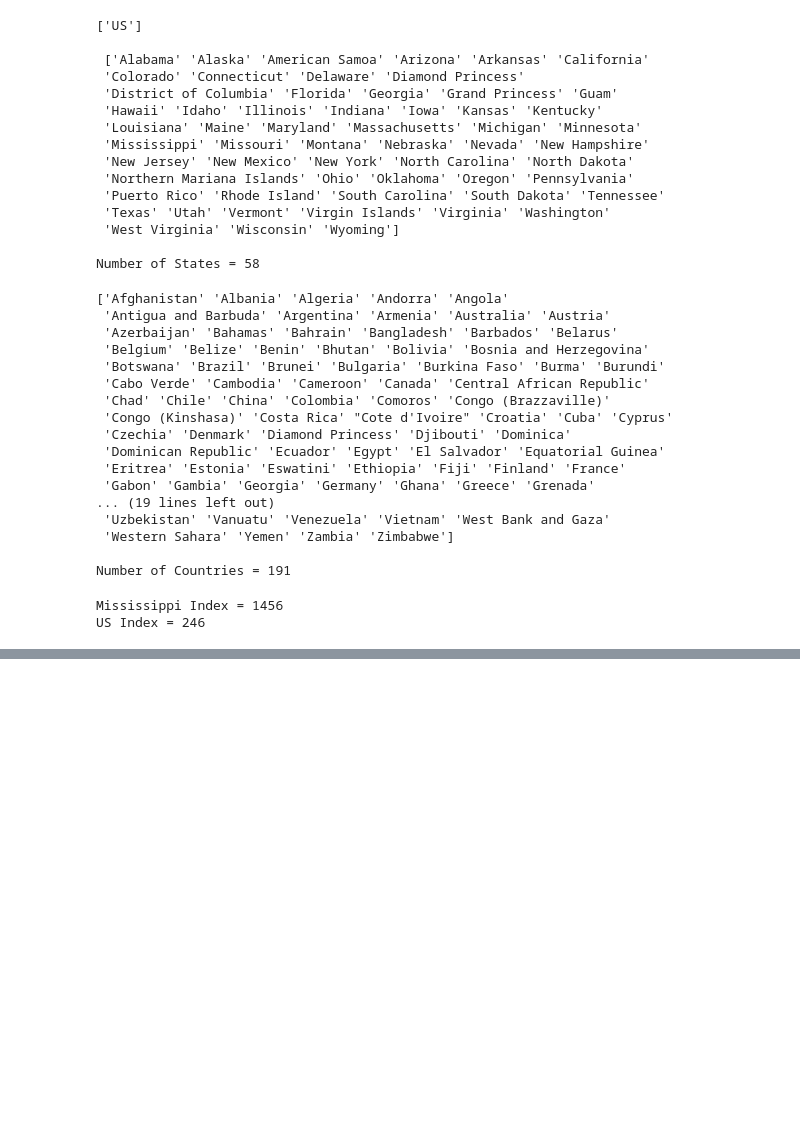
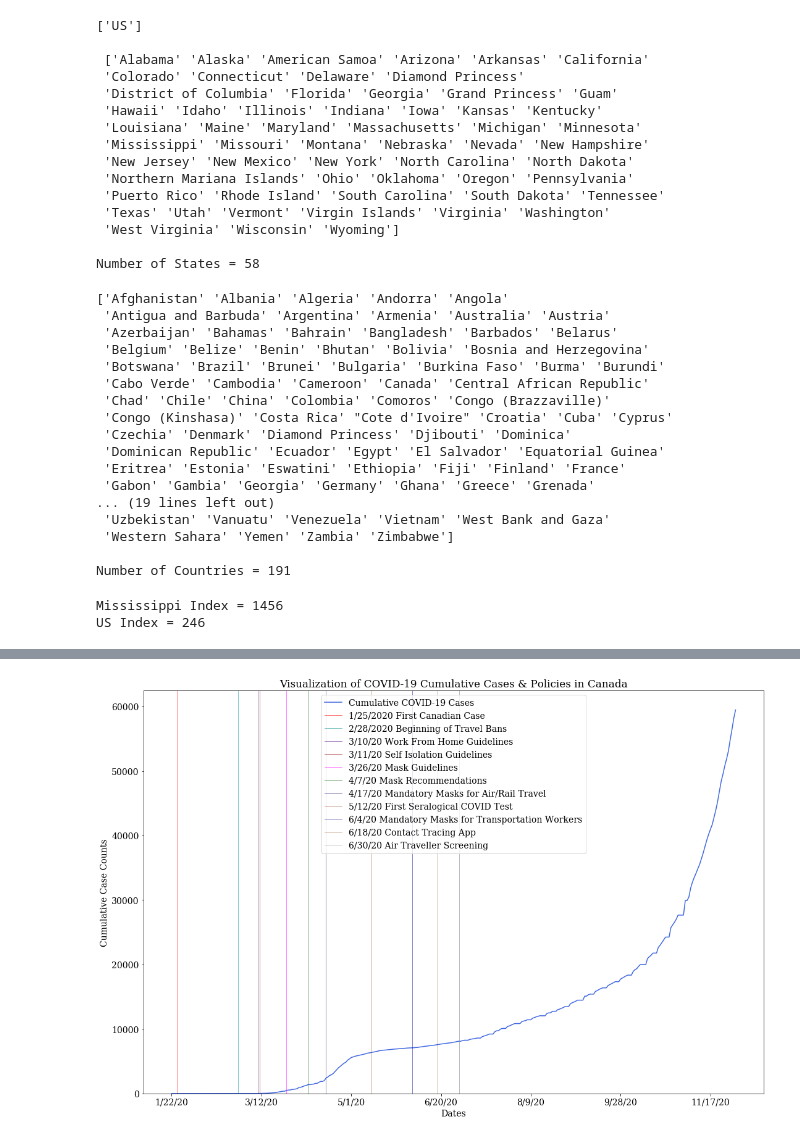
Before and after one commit to atkinssamuel/COVID-19-projection, a Jupyter notebook: project/atkins_1002951754_finalproject.ipynb, the cells around one changed output, grey strips where cells are left out. Drawn from its saved outputs; the diff is of its cells as text; code cells hidden in the pictures; blank space fills up the shorter version.

```diff
--- a/project/atkins_1002951754_finalproject.ipynb
+++ b/project/atkins_1002951754_finalproject.ipynb
@@ -145,0 +221,66 @@ sns.lineplot(data=sweden, x="dates", y="values")
+# %%
+canada = create_time_series(gb, get_index(gb, "Canada"))
+ax = canada.plot(figsize=(18, 12), color="royalblue")
+font = {'font.family' : 'serif',
+        'font.size'   : 14,
+        'font.weight' : 'normal'}
+
+plt.rcParams.update(font)
+plt.title("Visualization of COVID-19 Cumulative Cases & Policies in Canada")
+plt.xlabel("Dates")
+plt.ylabel("Cumulative Case Counts")
+plt.ylim(bottom=0)
+plt.legend()
+plt.grid(False)
+
+# Critical Events: https://www.canadianhealthcarenetwork.ca/covid-19-a-canadian-timeline, https://www.cihi.ca/en/covid-19-intervention-timeline-in-canada
+canada = canada.reset_index()
+# First case of COVID-19 in Canada
+fc_date = "1/25/20"
+fc_line = ax.axvline(x=canada[canada["dates"] == fc_date].index[0], color="red", linewidth=0.5)
+
+# Beginning of Travel Bans
+tb_date = "2/28/20"
+tb_line = ax.axvline(x=canada[canada["dates"] == tb_date].index[0], color="darkcyan", linewidth=0.5)
+
+# Work from home policies
+wfh_date = "3/10/20"
+wfh_line = ax.axvline(x=canada[canada["dates"] == wfh_date].index[0], color="indigo", linewidth=0.5)
+
+# Self isolation guidelines
+si_date = "3/11/20"
+si_line = ax.axvline(x=canada[canada["dates"] == si_date].index[0], color="darkred", linewidth=0.5)
+
+# Mask guidelines
+mg_date = "3/26/20"
+mg_line = ax.axvline(x=canada[canada["dates"] == mg_date].index[0], color="magenta", linewidth=0.5)
+
+# Mask recommendation
+mr_date = "4/7/20"
+mr_line = ax.axvline(x=canada[canada["dates"] == mr_date].index[0], color="darkgreen", linewidth=0.5)
+
+# Mandatory masks for air travel
+mma_date = "4/17/20"
+mma_line = ax.axvline(x=canada[canada["dates"] == mma_date].index[0], color="midnightblue", linewidth=0.5)
+
+# First serological COVID test
+st_date = "5/12/20"
+st_line = ax.axvline(x=canada[canada["dates"] == st_date].index[0], color="sienna", linewidth=0.5)
+
+# Mandatory masks for transportation sector workers
+mmt_date = "6/4/20"
+mmt_line = ax.axvline(x=canada[canada["dates"] == mmt_date].index[0], color="darkblue", linewidth=0.5)
+
+# National contact tracing app
+nct_date = "6/18/20"
+nct_line = ax.axvline(x=canada[canada["dates"] == nct_date].index[0], color="saddlebrown", linewidth=0.5)
+
+# Air traveller screening
+ats_date = "6/30/20"
+ats_line = ax.axvline(x=canada[canada["dates"] == ats_date].index[0], color="slategray", linewidth=0.5)
+
+plt.legend(["Cumulative COVID-19 Cases", "1/25/2020 First Canadian Case", "2/28/2020 Beginning of Travel Bans", "3/10/20 Work From Home Guidelines", "3/11/20 Self Isolation Guidelines", "3/26/20 Mask Guidelines", "4/7/20 Mask Recommendations", "4/17/20 Mandatory Masks for Air/Rail Travel", "5/12/20 First Seralogical COVID Test", "6/4/20 Mandatory Masks for Transportation Workers", "6/18/20 Contact Tracing App", "6/30/20 Air Traveller Screening"])
+
+plt.show()
+# %% [output]
+[figure, added]
```
Also changed, not shown: parts of 14 cells of this notebook, 1 other file.
